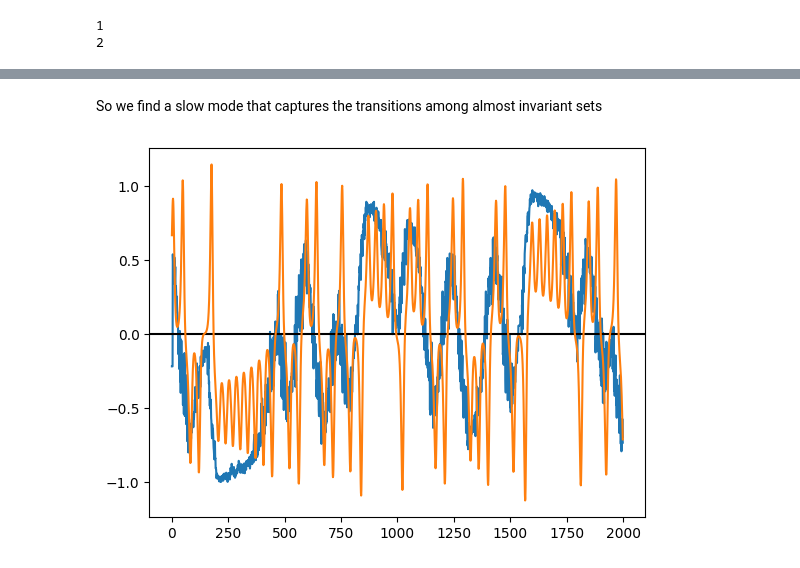
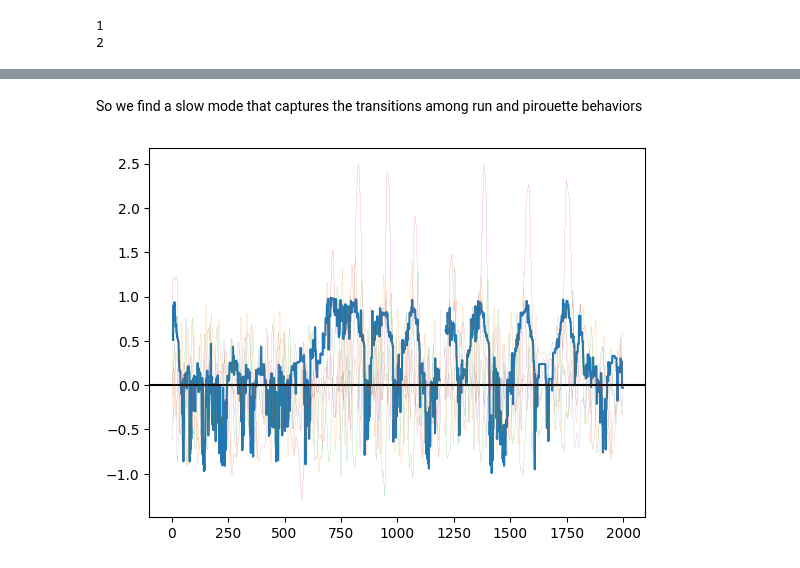
Before and after one commit to AntonioCCosta/DPG_PhysicsBehavior_2026, a Jupyter notebook: notebooks/notebook_5.ipynb, the cells around one changed output, grey strips where cells are left out. Saved outputs shown, nothing was run; the diff lists cells and outputs as text; code cells hidden in the pictures.

```diff
--- a/notebooks/notebook_5.ipynb
+++ b/notebooks/notebook_5.ipynb
@@ -143,3 +184,3 @@ plt.show()
 # %%
-K_star=10
-traj_matrix = embed.trajectory_matrix(ma.masked_invalid(X),K=K_star-1)
+K_star=11
+traj_matrix = embed.trajectory_matrix(tseries_all,K=K_star-1)
@@ -147,5 +216,5 @@ traj_matrix = embed.trajectory_matrix(ma.masked_invalid(X),K=K_star-1)
 N=1000
 #labels_all is an array with the partition that each point in the time series belongs to
 #centers is the centroid of each k-means cluster
-labels_all,centers = cl.kmeans_partition(traj_matrix,N,batchsize=50000,return_centers=True)
+labels_all,centers = cl.kmeans_partition(traj_matrix,N,batchsize=20000,return_centers=True)
 # %%
@@ -189,5 +258,5 @@ plt.show()
 # %%
-delay=10
+delay=24
 P_emp = op_calc.transition_matrix(labels_all,delay)
 R = op_calc.get_reversible_transition_matrix(P_emp)
 eigvals_emp,eigvecs_emp = op_calc.sorted_spectrum(R,k=5)
@@ -272,0 +298,3 @@ plt.show()
+# %%
+dphis_traj = ma.masked_invalid(distorted_phis[:,0])[labels_all]
+dphis_traj[labels_all.mask]=ma.masked
@@ -273,9 +317,9 @@ plt.show()
 # %% [markdown]
-So we find a slow mode that captures the transitions among almost invariant sets
+So we find a slow mode that captures the transitions among run and pirouette behaviors
 # %%
-plt.plot(distorted_phis[labels_all,0][:2000])
+plt.plot(dphis_traj[:2000])
 plt.axhline(0,c='k')
-plt.plot(X[:2000,0]/(2*X[:,0].std()))
+plt.plot(tseries_all[:2000]/10,lw=.1)
 plt.show()
 # %% [output]
-[figure, old version]
+[figure, new version]
```
Also changed, not shown: parts of 32 cells of this notebook.
